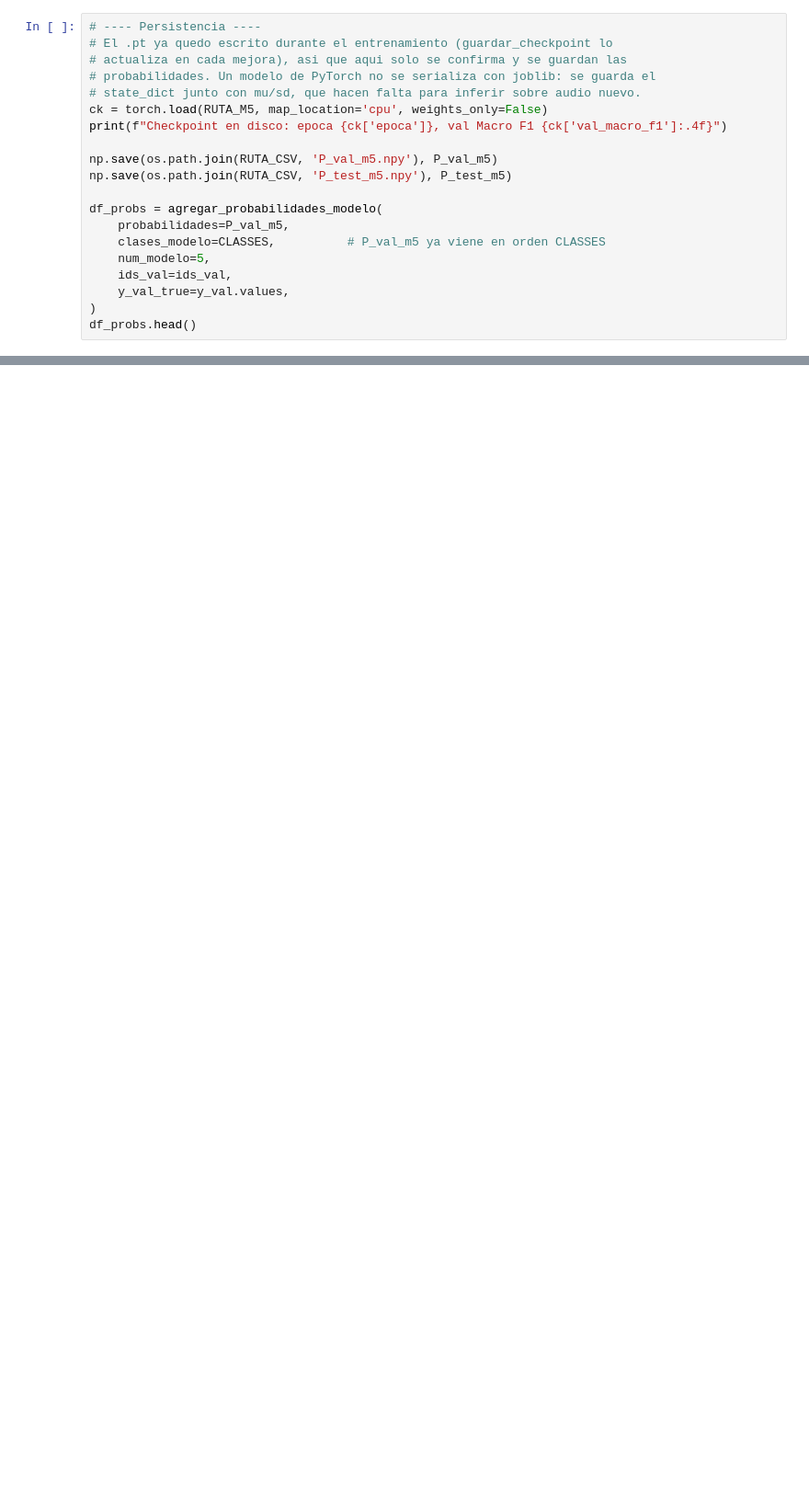
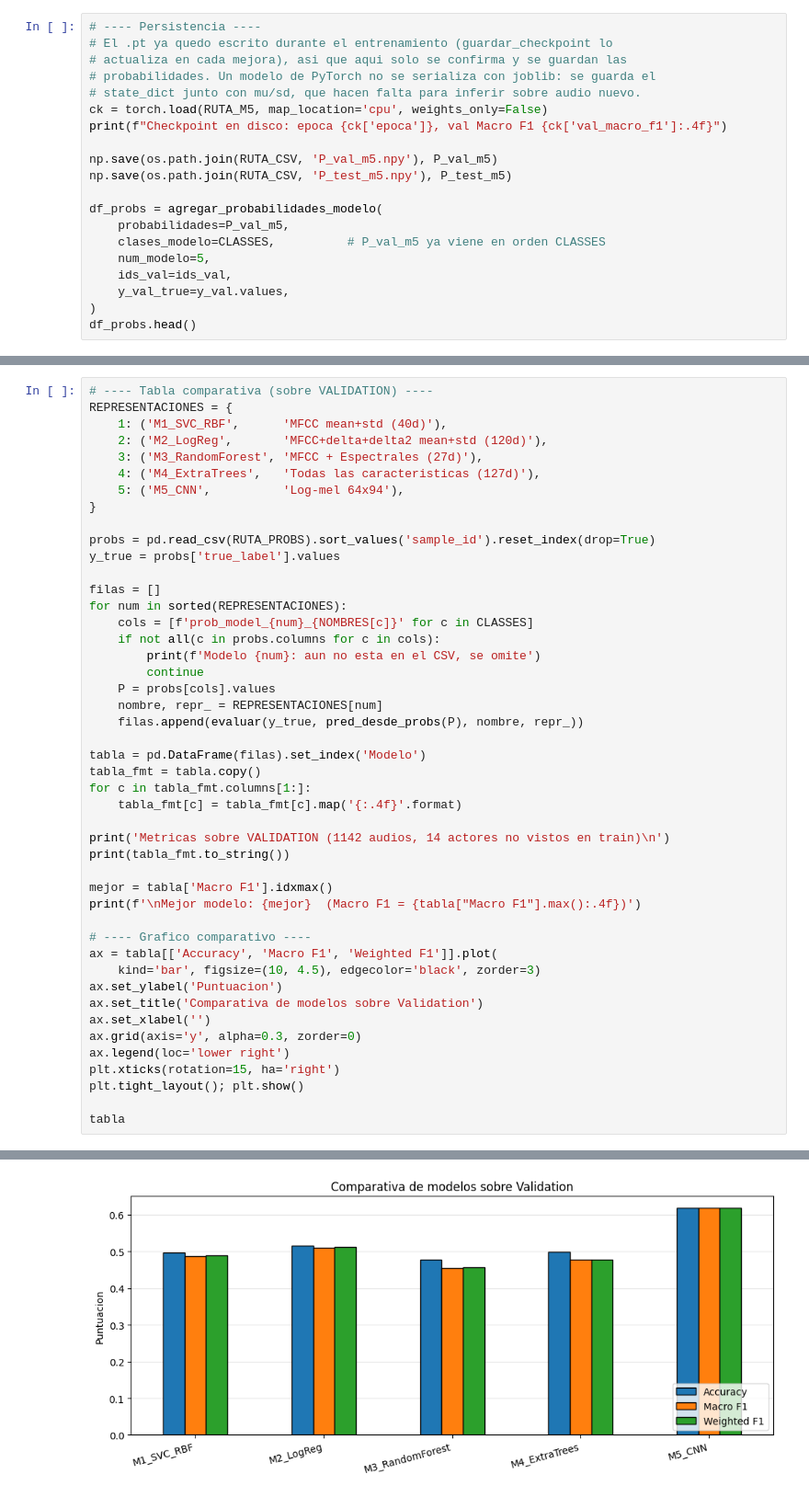
Before and after one commit to Aleortz/CREMA--D-Assembly-, a Jupyter notebook: Notebook/clasification-of-emotions.ipynb, the cells around one changed output, grey strips where cells are left out. Shown at 92% size. Cells and saved outputs as stored; diff of their text form; blank space fills up the shorter version.

Commit message:
Tabla

```diff
--- a/Notebook/clasification-of-emotions.ipynb
+++ b/Notebook/clasification-of-emotions.ipynb
@@ -1367,0 +1374,47 @@ df_probs.head()
+# %%
+# ---- Tabla comparativa (sobre VALIDATION) ----
+REPRESENTACIONES = {
+    1: ('M1_SVC_RBF',      'MFCC mean+std (40d)'),
+    2: ('M2_LogReg',       'MFCC+delta+delta2 mean+std (120d)'),
+    3: ('M3_RandomForest', 'MFCC + Espectrales (27d)'),
+    4: ('M4_ExtraTrees',   'Todas las caracteristicas (127d)'),
+    5: ('M5_CNN',          'Log-mel 64x94'),
+}
+
+probs = pd.read_csv(RUTA_PROBS).sort_values('sample_id').reset_index(drop=True)
+y_true = probs['true_label'].values
+
+filas = []
+for num in sorted(REPRESENTACIONES):
+    cols = [f'prob_model_{num}_{NOMBRES[c]}' for c in CLASSES]
+    if not all(c in probs.columns for c in cols):
+        print(f'Modelo {num}: aun no esta en el CSV, se omite')
+        continue
+    P = probs[cols].values
+    nombre, repr_ = REPRESENTACIONES[num]
+    filas.append(evaluar(y_true, pred_desde_probs(P), nombre, repr_))
+
+tabla = pd.DataFrame(filas).set_index('Modelo')
+tabla_fmt = tabla.copy()
+for c in tabla_fmt.columns[1:]:
+    tabla_fmt[c] = tabla_fmt[c].map('{:.4f}'.format)
+
+print('Metricas sobre VALIDATION (1142 audios, 14 actores no vistos en train)\n')
+print(tabla_fmt.to_string())
+
+mejor = tabla['Macro F1'].idxmax()
+print(f'\nMejor modelo: {mejor}  (Macro F1 = {tabla["Macro F1"].max():.4f})')
+
+# ---- Grafico comparativo ----
+ax = tabla[['Accuracy', 'Macro F1', 'Weighted F1']].plot(
+    kind='bar', figsize=(10, 4.5), edgecolor='black', zorder=3)
+ax.set_ylabel('Puntuacion')
+ax.set_title('Comparativa de modelos sobre Validation')
+ax.set_xlabel('')
+ax.grid(axis='y', alpha=0.3, zorder=0)
+ax.legend(loc='lower right')
+plt.xticks(rotation=15, ha='right')
+plt.tight_layout(); plt.show()
+
+tabla
+# %% [output]
@@ -1367,0 +1432 @@ df_probs.head()
+[figure, added]
```
Also changed, not shown: parts of 2 cells of this notebook.
